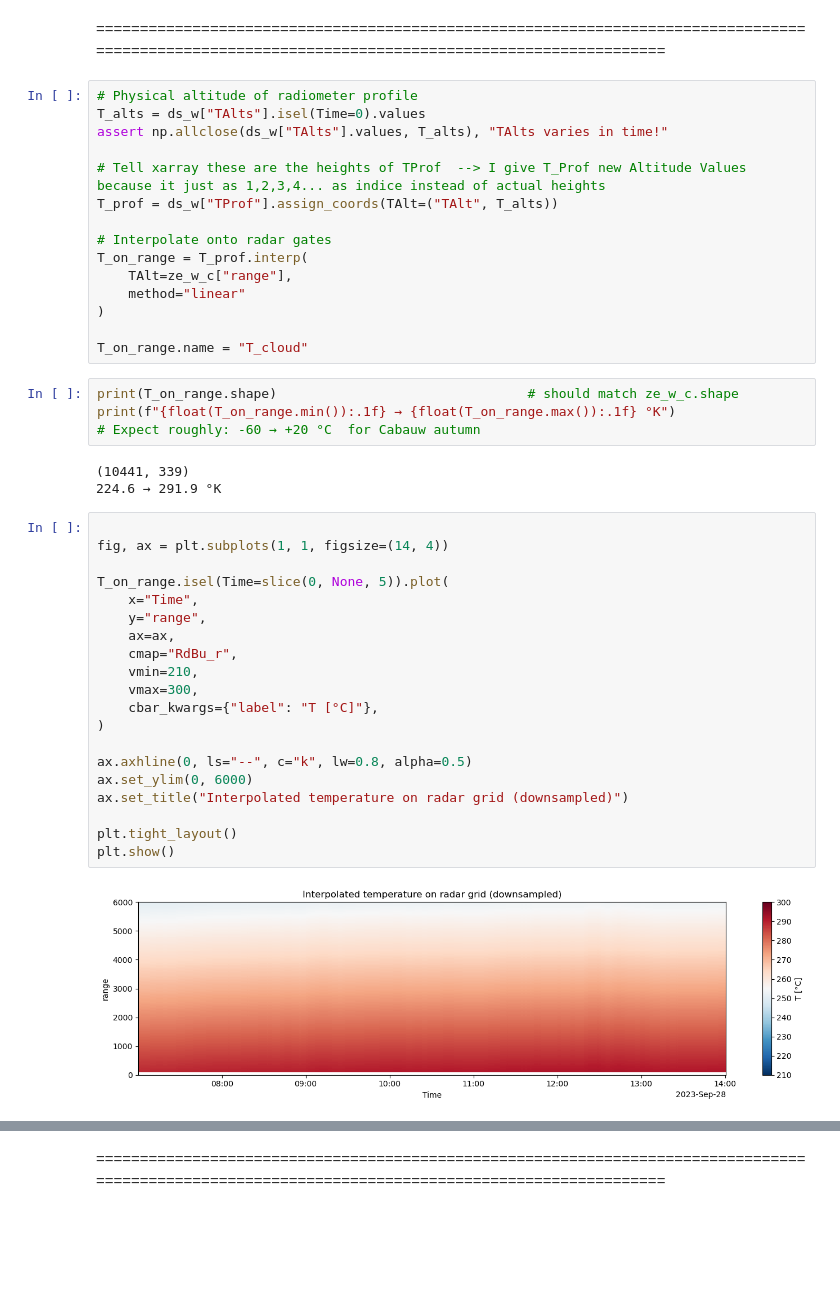
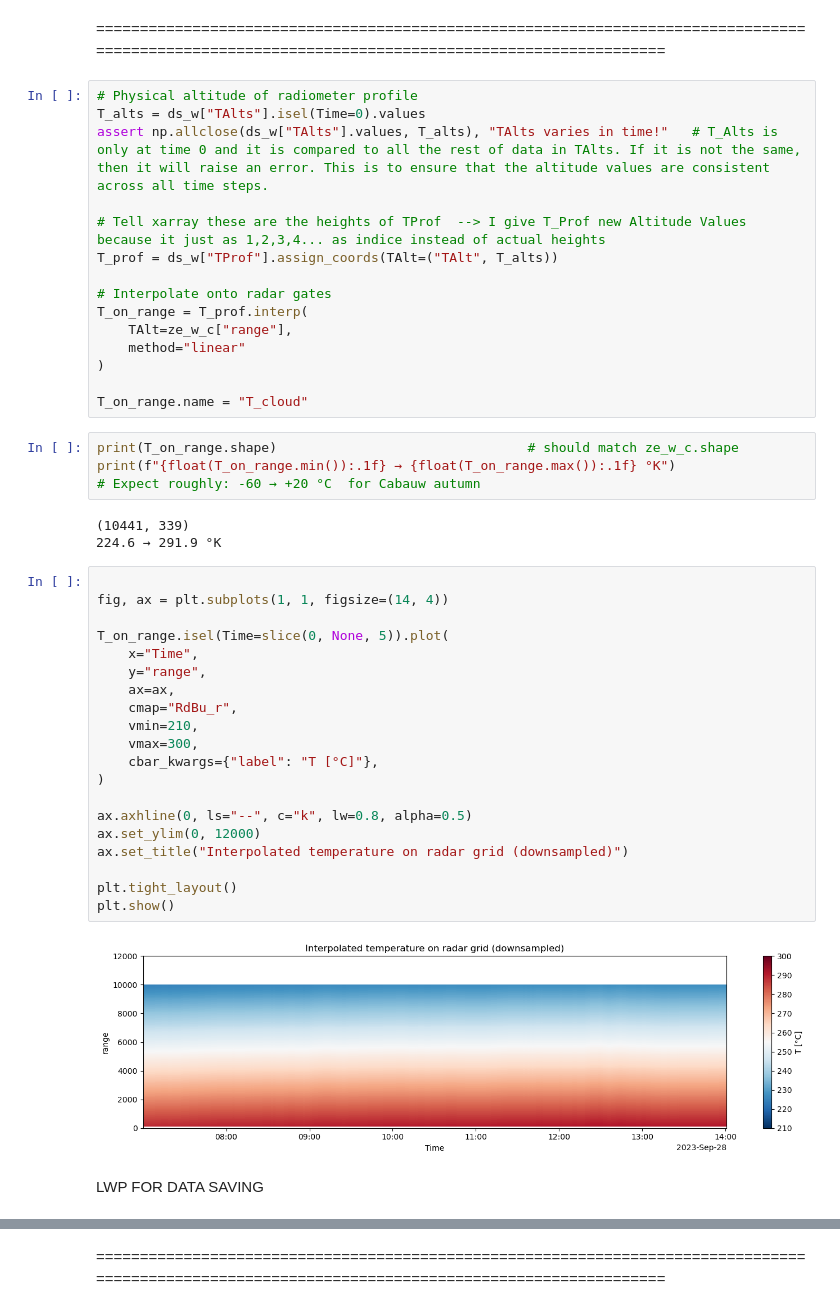
Before and after one commit to geronbreuergb-tech/dual_freq_radar_lwc, a Jupyter notebook: notebooks/02_align_w_ka.ipynb, the cells around one changed output, grey strips where cells are left out. Saved outputs shown, nothing was run; the diff lists cells and outputs as text; blank space fills up the shorter version.

```diff
--- a/notebooks/02_align_w_ka.ipynb
+++ b/notebooks/02_align_w_ka.ipynb
@@ -188,7 +188,7 @@ The T Profile Values are interpolated onto the Range grid. First we have to get
 # %%
 # Physical altitude of radiometer profile
 T_alts = ds_w["TAlts"].isel(Time=0).values
-assert np.allclose(ds_w["TAlts"].values, T_alts), "TAlts varies in time!"
+assert np.allclose(ds_w["TAlts"].values, T_alts), "TAlts varies in time!"   # T_Alts is only at time 0 and it is compared to all the rest of data in TAlts. If it is not the same, then it will raise an error. This is to ensure that the altitude values are consistent across all time steps.
 
 # Tell xarray these are the heights of TProf  --> I give T_Prof new Altitude Values because it just as 1,2,3,4... as indice instead of actual heights
 T_prof = ds_w["TProf"].assign_coords(TAlt=("TAlt", T_alts))
@@ -210,22 +210,24 @@ print(f"{float(T_on_range.min()):.1f} → {float(T_on_range.max()):.1f} °K")
 # %%
 
 fig, ax = plt.subplots(1, 1, figsize=(14, 4))
 
 T_on_range.isel(Time=slice(0, None, 5)).plot(
     x="Time",
     y="range",
     ax=ax,
     cmap="RdBu_r",
     vmin=210,
     vmax=300,
     cbar_kwargs={"label": "T [°C]"},
 )
 
 ax.axhline(0, ls="--", c="k", lw=0.8, alpha=0.5)
-ax.set_ylim(0, 6000)
+ax.set_ylim(0, 12000)
 ax.set_title("Interpolated temperature on radar grid (downsampled)")
 
 plt.tight_layout()
 plt.show()
 # %% [output]
-[figure, old version]
+[figure, new version]
+# %% [markdown]
+LWP FOR DATA SAVING
```
Also changed, not shown: parts of 15 cells of this notebook.
